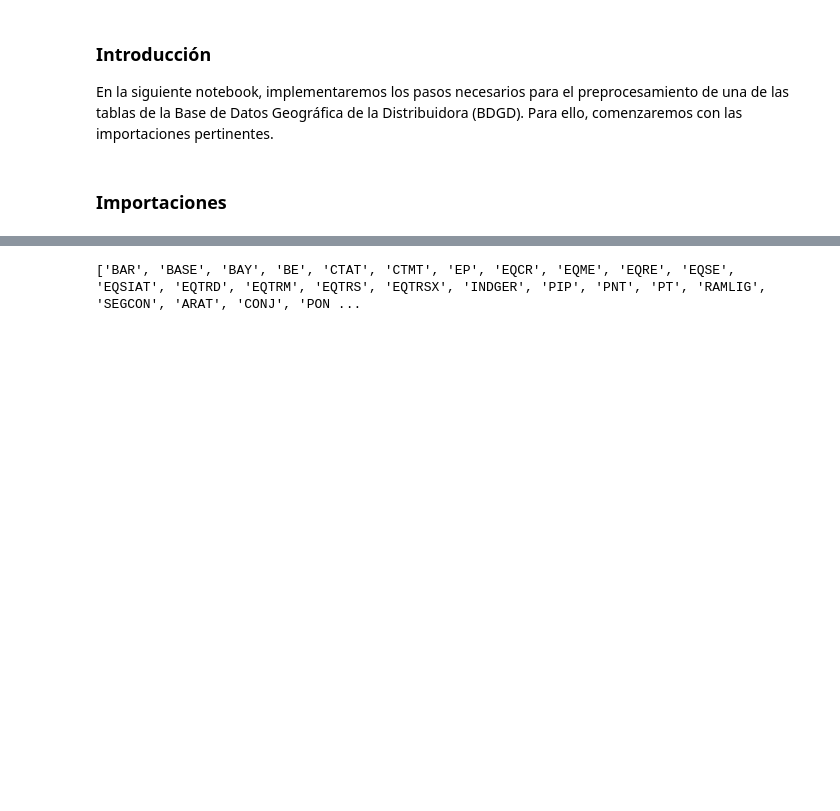
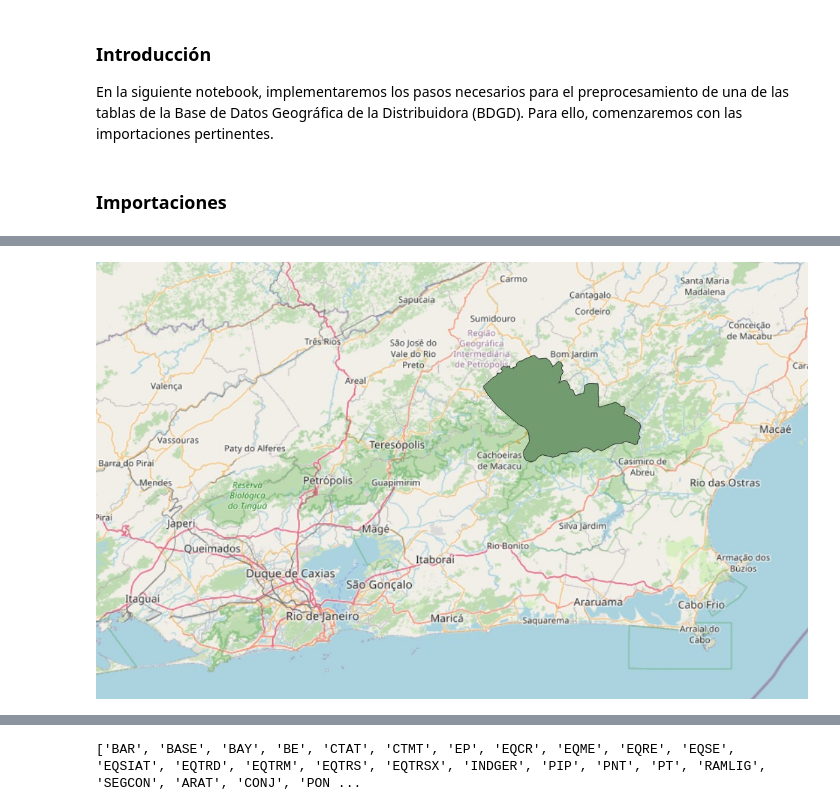
Before and after one commit to mahunz/Diplodatos2020, a Jupyter notebook: 0_Intro_Dataset_BDGD.ipynb, the cells around one changed output, grey strips where cells are left out. Saved outputs shown, nothing was run; the diff lists cells and outputs as text; code cells hidden in the pictures; blank space fills up the shorter version.

```diff
--- a/0_Intro_Dataset_BDGD.ipynb
+++ b/0_Intro_Dataset_BDGD.ipynb
@@ -34,0 +39,4 @@ pd.set_option('max_colwidth', 151)
+# %%
+Image(filename='./docs/ENF_mapa.jpg')
+# %% [output]
+[figure, added]
```
Also changed, not shown: parts of 23 cells of this notebook, 4 other files.
